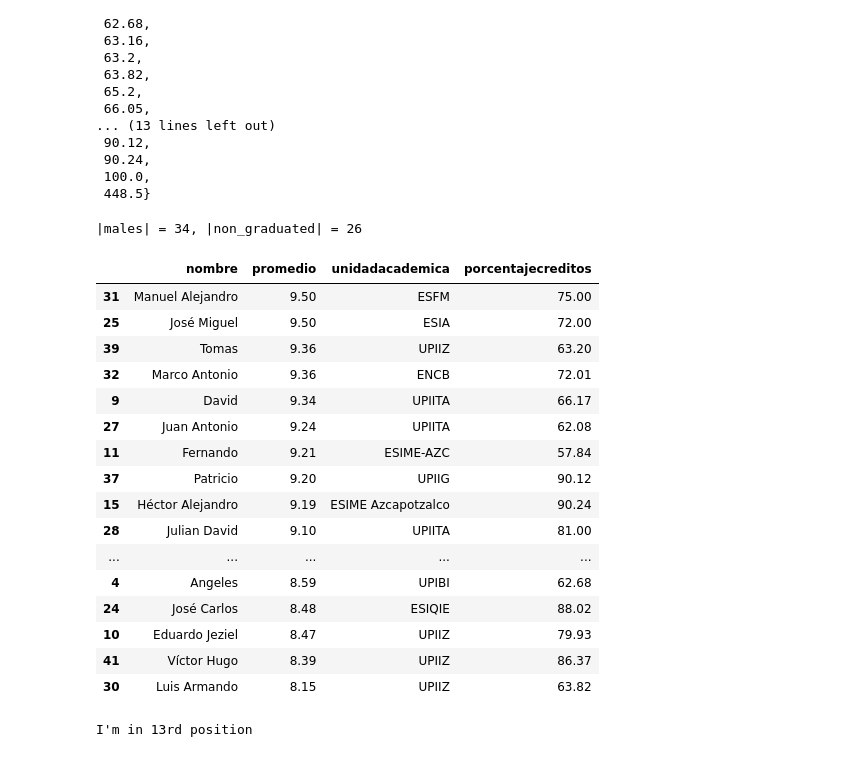
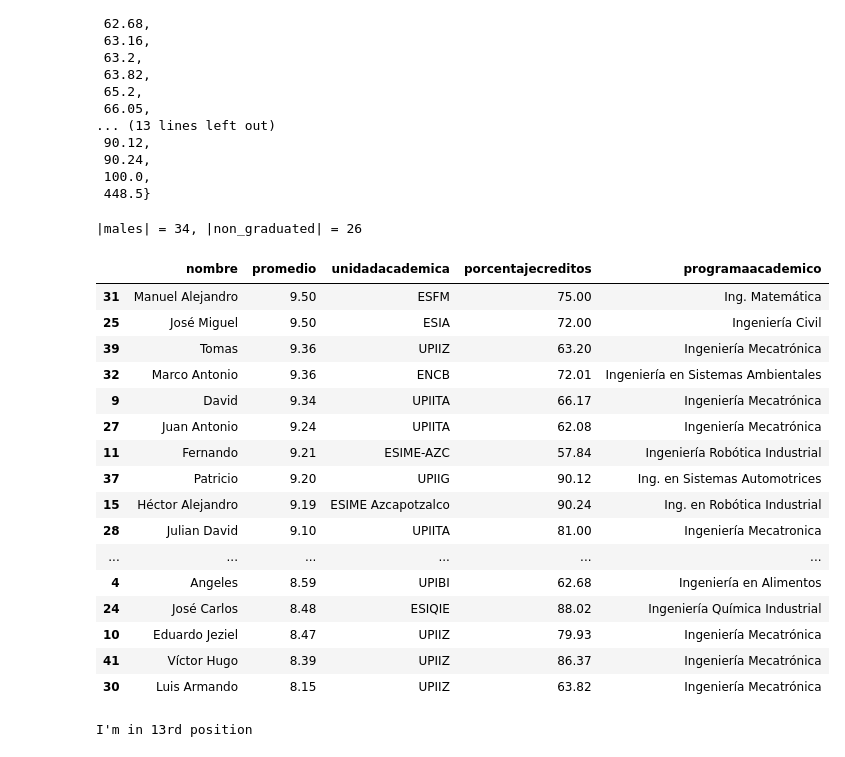
Before and after one commit to Ang3lino/learningML, a Jupyter notebook: preprocessing/albuquerque/albuquerque.ipynb, the cells around one changed output. Cells and saved outputs as stored; diff of their text form; code cells hidden in the pictures.

```diff
--- a/preprocessing/albuquerque/albuquerque.ipynb
+++ b/preprocessing/albuquerque/albuquerque.ipynb
@@ -115,28 +115,28 @@ set(males_sorted['porcentajecreditos'])
  448.5}
 # %%
 non_graduated_males = males_sorted[males_sorted['porcentajecreditos'] < 100] # remove graduated people
-attrs = ['nombre', 'promedio', 'unidadacademica', 'porcentajecreditos']
+attrs = ['nombre', 'promedio', 'unidadacademica', 'porcentajecreditos', 'programaacademico']
 print(f'|males| = {len(males)}, |non_graduated| = {len(non_graduated_males)}')
 non_graduated_males[attrs]
 # %% [output]
 |males| = 34, |non_graduated| = 26
-|  | nombre | promedio | unidadacademica | porcentajecreditos |
-| 31 | Manuel Alejandro | 9.50 | ESFM | 75.00 |
-| 25 | José Miguel | 9.50 | ESIA | 72.00 |
-| 39 | Tomas | 9.36 | UPIIZ | 63.20 |
-| 32 | Marco Antonio | 9.36 | ENCB | 72.01 |
-| 9 | David | 9.34 | UPIITA | 66.17 |
-| 27 | Juan Antonio | 9.24 | UPIITA | 62.08 |
-| 11 | Fernando | 9.21 | ESIME-AZC | 57.84 |
-| 37 | Patricio | 9.20 | UPIIG | 90.12 |
-| 15 | Héctor Alejandro | 9.19 | ESIME Azcapotzalco | 90.24 |
-| 28 | Julian David | 9.10 | UPIITA | 81.00 |
-| ... | ... | ... | ... | ... |
-| 4 | Angeles | 8.59 | UPIBI | 62.68 |
-| 24 | José Carlos | 8.48 | ESIQIE | 88.02 |
-| 10 | Eduardo Jeziel | 8.47 | UPIIZ | 79.93 |
-| 41 | Víctor Hugo | 8.39 | UPIIZ | 86.37 |
-| 30 | Luis Armando | 8.15 | UPIIZ | 63.82 |
+|  | nombre | promedio | unidadacademica | porcentajecreditos | programaacademico |
+| 31 | Manuel Alejandro | 9.50 | ESFM | 75.00 | Ing. Matemática |
+| 25 | José Miguel | 9.50 | ESIA | 72.00 | Ingeniería Civil |
+| 39 | Tomas | 9.36 | UPIIZ | 63.20 | Ingeniería Mecatrónica |
+| 32 | Marco Antonio | 9.36 | ENCB | 72.01 | Ingeniería en Sistemas Ambientales |
+| 9 | David | 9.34 | UPIITA | 66.17 | Ingeniería Mecatrónica |
+| 27 | Juan Antonio | 9.24 | UPIITA | 62.08 | Ingeniería Mecatrónica |
+| 11 | Fernando | 9.21 | ESIME-AZC | 57.84 | Ingeniería Robótica Industrial |
+| 37 | Patricio | 9.20 | UPIIG | 90.12 | Ing. en Sistemas Automotrices |
+| 15 | Héctor Alejandro | 9.19 | ESIME Azcapotzalco | 90.24 | Ing. en Robótica Industrial |
+| 28 | Julian David | 9.10 | UPIITA | 81.00 | Ingeniería Mecatronica |
+| ... | ... | ... | ... | ... | ... |
+| 4 | Angeles | 8.59 | UPIBI | 62.68 | Ingeniería en Alimentos |
+| 24 | José Carlos | 8.48 | ESIQIE | 88.02 | Ingeniería Química Industrial |
+| 10 | Eduardo Jeziel | 8.47 | UPIIZ | 79.93 | Ingeniería Mecatrónica |
+| 41 | Víctor Hugo | 8.39 | UPIIZ | 86.37 | Ingeniería Mecatrónica |
+| 30 | Luis Armando | 8.15 | UPIIZ | 63.82 | Ingeniería Mecatrónica |
 # %%
 
 for place, value in enumerate(non_graduated_males.index):
```
